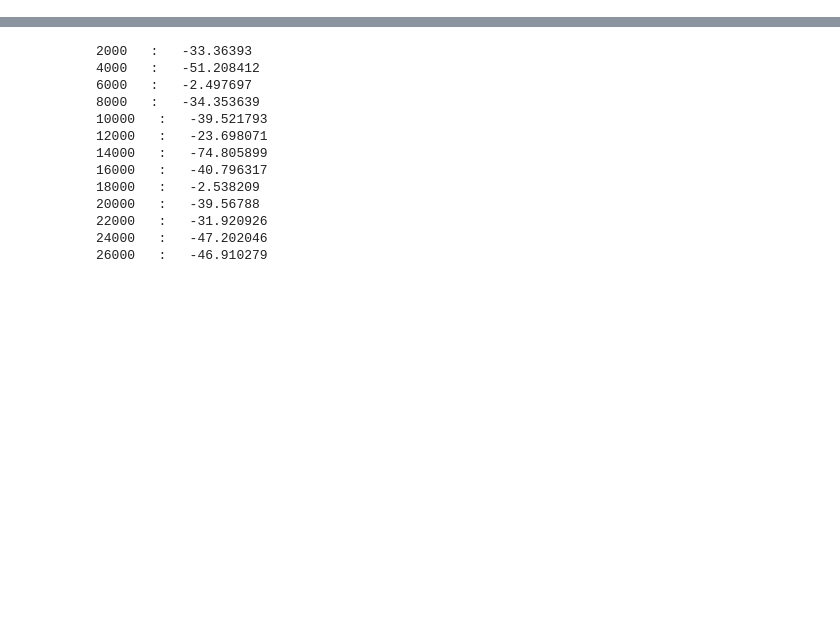
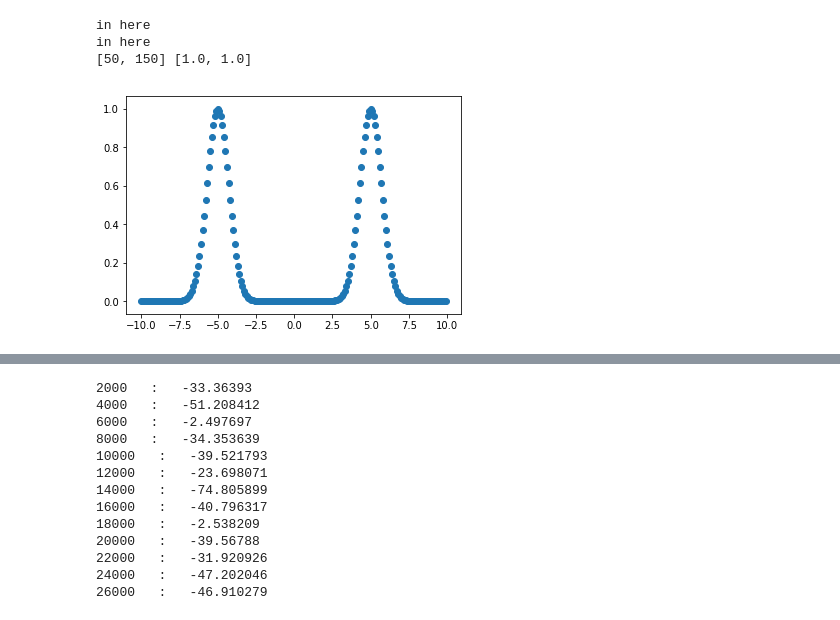
Before and after one commit to ats2008/drs4daq, a Jupyter notebook: drs4v5/pythonDoc.ipynb, the cells around one changed output, grey strips where cells are left out. Drawn from its saved outputs; the diff is of its cells as text; code cells hidden in the pictures; blank space fills up the shorter version.

```diff
--- a/drs4v5/pythonDoc.ipynb
+++ b/drs4v5/pythonDoc.ipynb
@@ -3,0 +62,34 @@ import numpy as np
+# %%
+def find_peak(array,window=10):
+    wb2=int(window/2)+1
+    n=len(array)-wb2
+    peaks=[]
+    peak_vals=[]
+    for i in range(wb2):
+        m=np.amax(array[0:window])
+        if (m==array[i]):
+            peaks.append(i)
+            peak_vals.append(array[i])
+    i+=1
+    while i<n-wb2:
+#         print(array[i-wb2],array[i+wb2])
+        m=np.amax(array[i-wb2:i+wb2])
+        if (m==array[i]):
+            print("in here")
+            peaks.append(i)
+            peak_vals.append(array[i])
+            i+=1
+            continue
+        i+=1
+    return peaks,peak_vals
+# %%
+a=np.arange(-10,10,0.1)
+b=np.exp(-(a-5)**2)+np.exp(-(a+5)**2)
+plt.scatter(a,b)
+pk,pkv=find_peak(b)
+print(pk,pkv)
+# %% [output]
+in here
+in here
+[50, 150] [1.0, 1.0]
+[figure, added]
```
Also changed, not shown: parts of 15 cells of this notebook, 4 other files.
